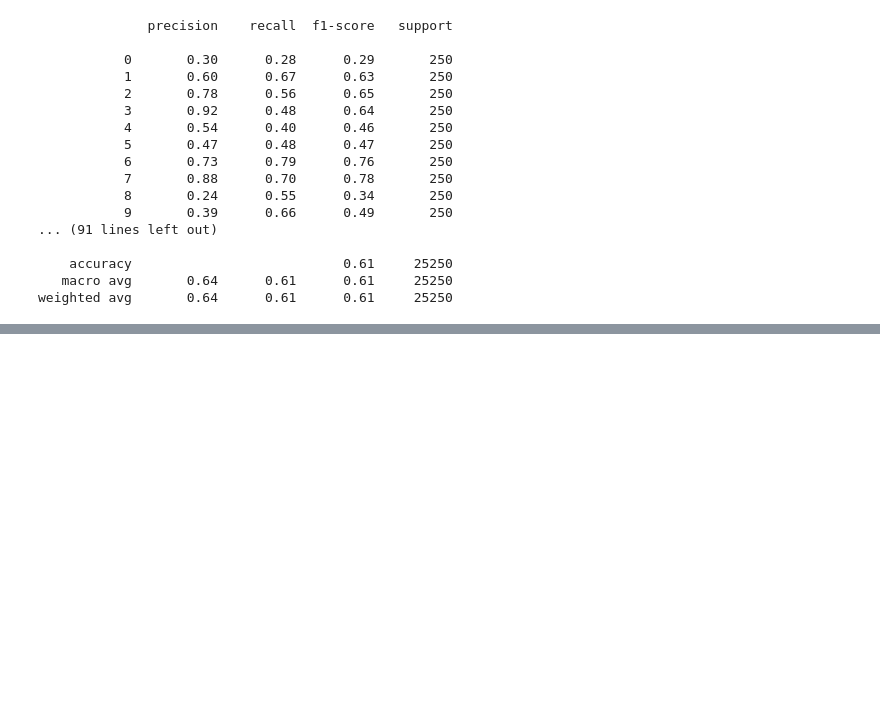
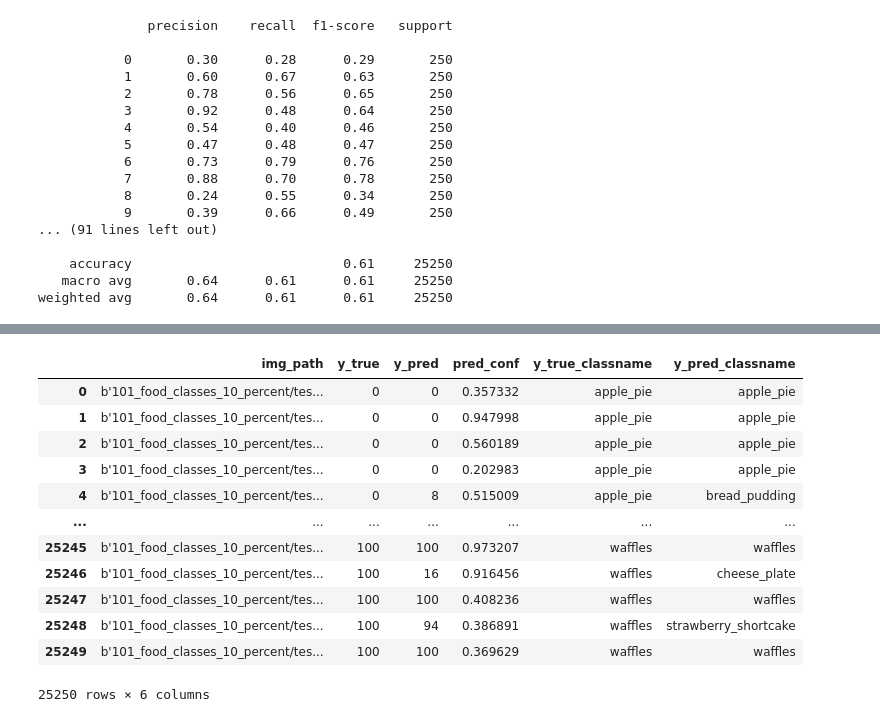
Before and after one commit to mehmetkesik/tensorflow-basics, a Jupyter notebook: 06_transfer_learning_in_tensorflow_scaling_up.ipynb, the cells around one changed output, grey strips where cells are left out. Saved outputs shown, nothing was run; the diff lists cells and outputs as text; code cells hidden in the pictures; blank space fills up the shorter version.

```diff
--- a/06_transfer_learning_in_tensorflow_scaling_up.ipynb
+++ b/06_transfer_learning_in_tensorflow_scaling_up.ipynb
@@ -519,0 +703,24 @@ weighted avg       0.64      0.61      0.61     25250
+# %%
+# 2. Create a DataFrame of different parameters for each of our test images
+import pandas as pd
+pred_df = pd.DataFrame({"img_path": filepaths,
+                        "y_true": y_labels,
+                        "y_pred": pred_classes,
+                        "pred_conf": preds_probs.max(axis=1),
+                        "y_true_classname": [class_names[i] for i in y_labels],
+                        "y_pred_classname": [class_names[i] for i in pred_classes]})
+pred_df
+# %% [output]
+|  | img_path | y_true | y_pred | pred_conf | y_true_classname | y_pred_classname |
+| 0 | b'101_food_classes_10_percent/tes... | 0 | 0 | 0.357332 | apple_pie | apple_pie |
+| 1 | b'101_food_classes_10_percent/tes... | 0 | 0 | 0.947998 | apple_pie | apple_pie |
+| 2 | b'101_food_classes_10_percent/tes... | 0 | 0 | 0.560189 | apple_pie | apple_pie |
+| 3 | b'101_food_classes_10_percent/tes... | 0 | 0 | 0.202983 | apple_pie | apple_pie |
+| 4 | b'101_food_classes_10_percent/tes... | 0 | 8 | 0.515009 | apple_pie | bread_pudding |
+| ... | ... | ... | ... | ... | ... | ... |
+| 25245 | b'101_food_classes_10_percent/tes... | 100 | 100 | 0.973207 | waffles | waffles |
+| 25246 | b'101_food_classes_10_percent/tes... | 100 | 16 | 0.916456 | waffles | cheese_plate |
+| 25247 | b'101_food_classes_10_percent/tes... | 100 | 100 | 0.408236 | waffles | waffles |
+| 25248 | b'101_food_classes_10_percent/tes... | 100 | 94 | 0.386891 | waffles | strawberry_shortcake |
+| 25249 | b'101_food_classes_10_percent/tes... | 100 | 100 | 0.369629 | waffles | waffles |
+25250 rows × 6 columns
```
Also changed, not shown: parts of 16 cells of this notebook.
